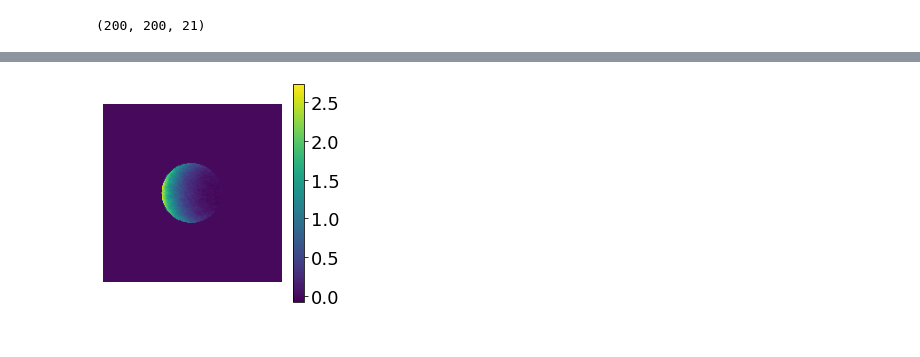
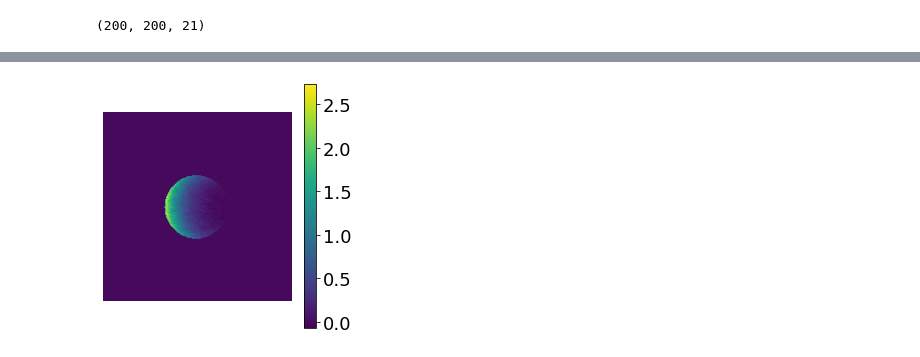
Before and after one commit to tomelse/SkinPhantomSimulations, a Jupyter notebook: Exp3/Vessel Depth Analysis.ipynb, the cells around one changed output, grey strips where cells are left out. Drawn from its saved outputs; the diff is of its cells as text; code cells hidden in the pictures.

```diff
--- a/Exp3/Vessel Depth Analysis.ipynb
+++ b/Exp3/Vessel Depth Analysis.ipynb
@@ -161,12 +166,13 @@ plt.show()
 # %%
 # Check that we're selecting the correct ROI
 n=5
 plt.imshow(THb[n] * (volume_numbered[n] == 4))
 plt.colorbar()
 plt.axis("off")
+plt.tight_layout()
 plt.show()
 # %% [output]
-[figure, old version]
+[figure, new version]
 # %%
 # SO2
 plt.imshow(so2[n], cmap="YlOrRd", clim=(0.7,1.1))
```
Also changed, not shown: parts of 5 cells of this notebook, 10 other files.
